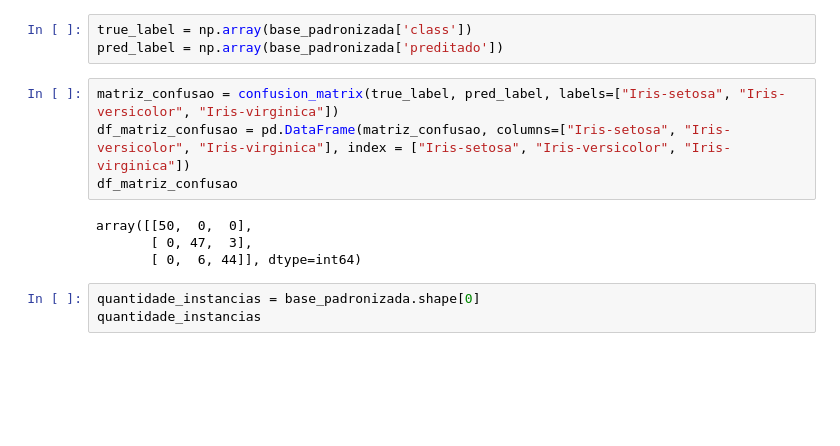
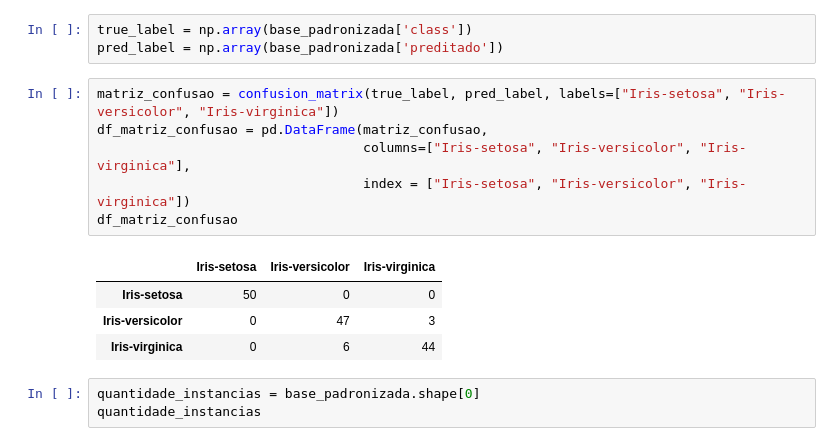
Before and after one commit to anfsantana/matc98-tcc2, a Jupyter notebook: TCC2.ipynb, the cells around one changed output. Saved outputs shown, nothing was run; the diff lists cells and outputs as text; blank space fills up the shorter version.

Commit message:
Adicionado código para exibir uma matriz de confusão melhor formatada.

```diff
--- a/TCC2.ipynb
+++ b/TCC2.ipynb
@@ -1087,12 +1087,15 @@ true_label = np.array(base_padronizada['class'])
 pred_label = np.array(base_padronizada['preditado'])
 # %%
 matriz_confusao = confusion_matrix(true_label, pred_label, labels=["Iris-setosa", "Iris-versicolor", "Iris-virginica"])
-df_matriz_confusao = pd.DataFrame(matriz_confusao, columns=["Iris-setosa", "Iris-versicolor", "Iris-virginica"], index = ["Iris-setosa", "Iris-versicolor", "Iris-virginica"])
+df_matriz_confusao = pd.DataFrame(matriz_confusao,
+                                  columns=["Iris-setosa", "Iris-versicolor", "Iris-virginica"],
+                                  index = ["Iris-setosa", "Iris-versicolor", "Iris-virginica"])
 df_matriz_confusao
 # %% [output]
-array([[50,  0,  0],
-       [ 0, 47,  3],
-       [ 0,  6, 44]], dtype=int64)
+|  | Iris-setosa | Iris-versicolor | Iris-virginica |
+| Iris-setosa | 50 | 0 | 0 |
+| Iris-versicolor | 0 | 47 | 3 |
+| Iris-virginica | 0 | 6 | 44 |
 # %%
 quantidade_instancias = base_padronizada.shape[0]
 quantidade_instancias
```
